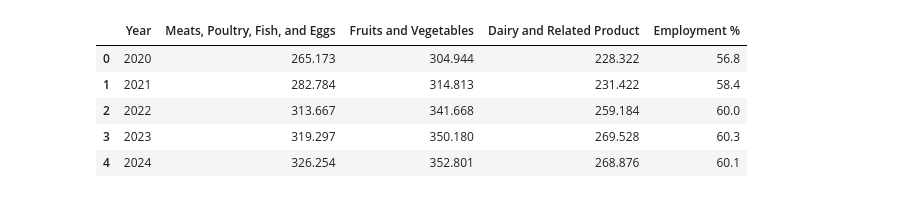
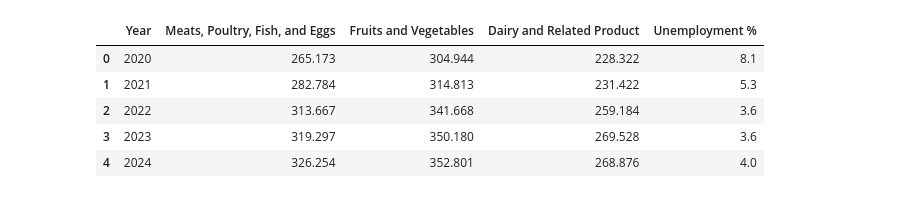
Before and after one commit to leowheeler1/InflationTrendsAnalysis, a Jupyter notebook: trendfactors.ipynb, the cells around one changed output. Drawn from its saved outputs; the diff is of its cells as text; code cells hidden in the pictures.

```diff
--- a/trendfactors.ipynb
+++ b/trendfactors.ipynb
@@ -10,13 +11,13 @@ annualfoodcpi_df = pd.read_csv(annualfoodcpi)
 snap_df = pd.read_csv(snap)
 unemployed_df = pd.read_csv(unemployed)
 # %%
-trends_df = pd.merge(annualfoodcpi_df, unemployed_df, how="left", on="Year")
-trends_df.head()
-trends_df.dropna(axis=1)
+trends1_df = pd.merge(annualfoodcpi_df, unemployed_df, how="left", on="Year")
+trends1_df.head()
+trends1_df.dropna(axis=1)
 # %% [output]
-|  | Year | Meats, Poultry, Fish, and Eggs | Fruits and Vegetables | Dairy and Related Product | Employment % |
-| 0 | 2020 | 265.173 | 304.944 | 228.322 | 56.8 |
-| 1 | 2021 | 282.784 | 314.813 | 231.422 | 58.4 |
-| 2 | 2022 | 313.667 | 341.668 | 259.184 | 60.0 |
-| 3 | 2023 | 319.297 | 350.180 | 269.528 | 60.3 |
-| 4 | 2024 | 326.254 | 352.801 | 268.876 | 60.1 |
+|  | Year | Meats, Poultry, Fish, and Eggs | Fruits and Vegetables | Dairy and Related Product | Unemployment % |
+| 0 | 2020 | 265.173 | 304.944 | 228.322 | 8.1 |
+| 1 | 2021 | 282.784 | 314.813 | 231.422 | 5.3 |
+| 2 | 2022 | 313.667 | 341.668 | 259.184 | 3.6 |
+| 3 | 2023 | 319.297 | 350.180 | 269.528 | 3.6 |
+| 4 | 2024 | 326.254 | 352.801 | 268.876 | 4.0 |
```
Also changed, not shown: parts of 5 cells of this notebook.
